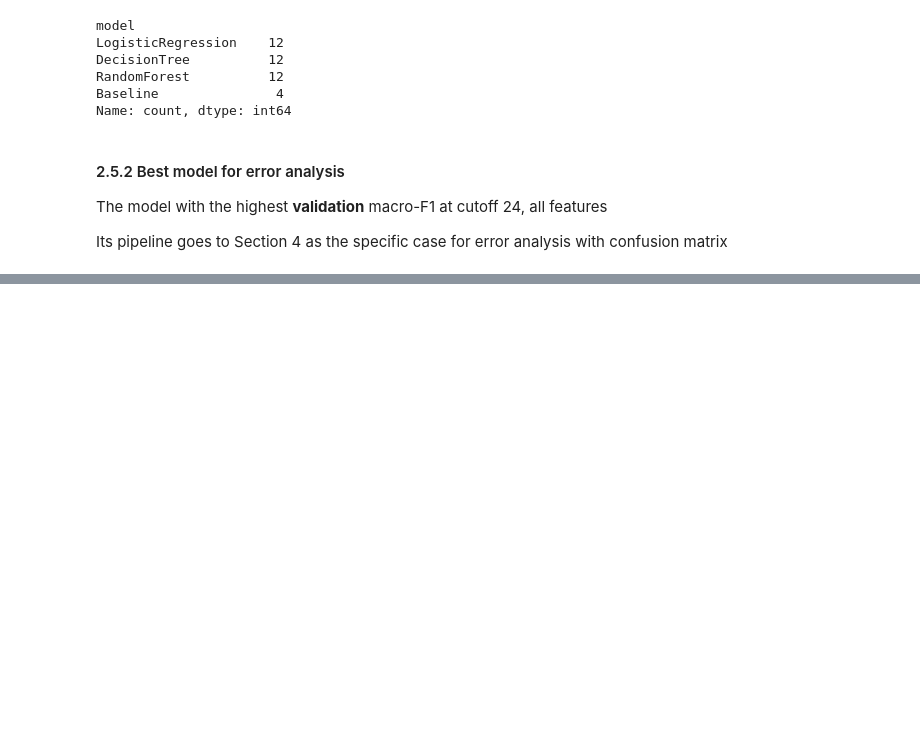
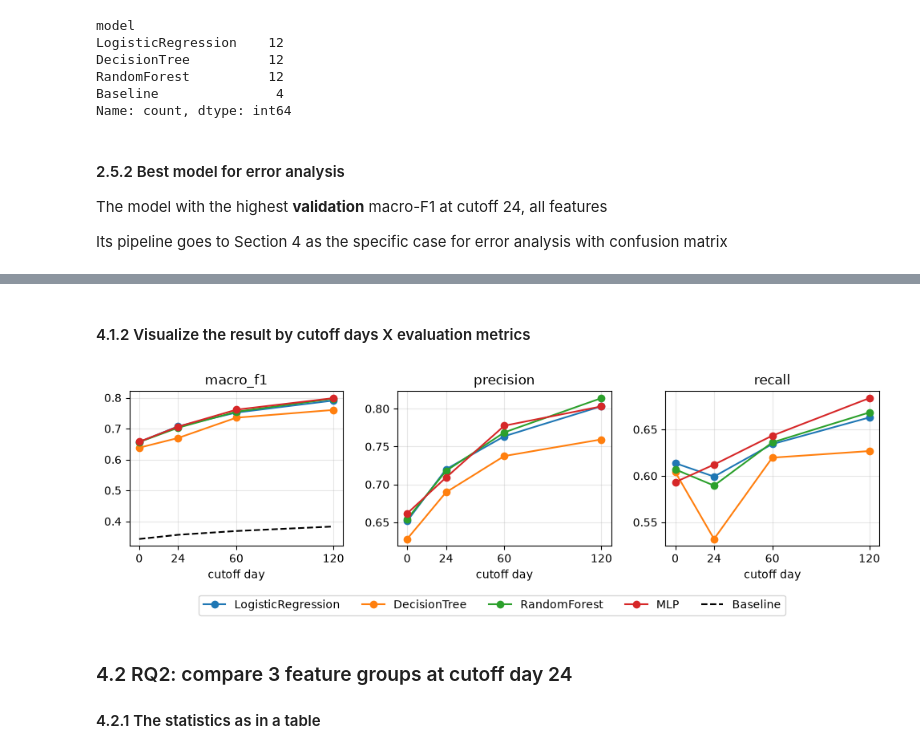
Before and after one commit to guangyu11/OULAD-Prediction, a Jupyter notebook: main.ipynb, the cells around one changed output, grey strips where cells are left out. Cells and saved outputs as stored; diff of their text form; code cells hidden in the pictures; blank space fills up the shorter version.

```diff
--- a/main.ipynb
+++ b/main.ipynb
@@ -860,0 +939,10 @@ best_pipe = best_model[best_name]
+# %%
+# stack the classical and MLP results to answer RQ1 and RQ2
+all_results = pd.concat([classical_results, mlp_results], ignore_index=True)
+display(all_results)
+
+# statistics to RQ1: How did models perform with the cutoff day?
+rq1_table = all_results[all_results["feature_set"] == "all"]
+display(rq1_table.pivot(index="cutoff", columns="model", values="macro_f1"))
+display(rq1_table.pivot(index="cutoff", columns="model", values="precision"))
+display(rq1_table.pivot(index="cutoff", columns="model", values="recall"))
@@ -860,0 +985,26 @@ best_pipe = best_model[best_name]
+# %% [markdown]
+#### 4.1.2 Visualize the result by cutoff days X evaluation metrics
+# %%
+# plot for each evaluation metric
+fig, axes = plt.subplots(1, 3, figsize=(10, 3.2), sharex=True)
+for ax, metric in zip(axes, ["macro_f1", "precision", "recall"]):
+    for model in rq1_table["model"].unique():
+        d = rq1_table[rq1_table["model"] == model]
+        ax.plot(d["cutoff"], d[metric], marker="o", label=model)
+    if metric == "macro_f1":
+        b = all_results[all_results["model"] == "Baseline"]
+        ax.plot(b["cutoff"], b[metric], "k--", label="Baseline")
+    ax.set_title(metric)
+    ax.set_xticks(CUTOFF_DAYS)
+    ax.set_xlabel("cutoff day")
+    ax.grid(alpha=0.3)
+# one shared legend for all panels
+fig.legend(*axes[0].get_legend_handles_labels(), loc="lower center", ncol=5)
+fig.tight_layout(rect=(0, 0.1, 1, 1))
+plt.show()
+# %% [output]
+[figure, added]
+# %% [markdown]
+### 4.2 RQ2: compare 3 feature groups at cutoff day 24
+
+#### 4.2.1 The statistics as in a table
```
Also changed, not shown: parts of 26 cells of this notebook.
